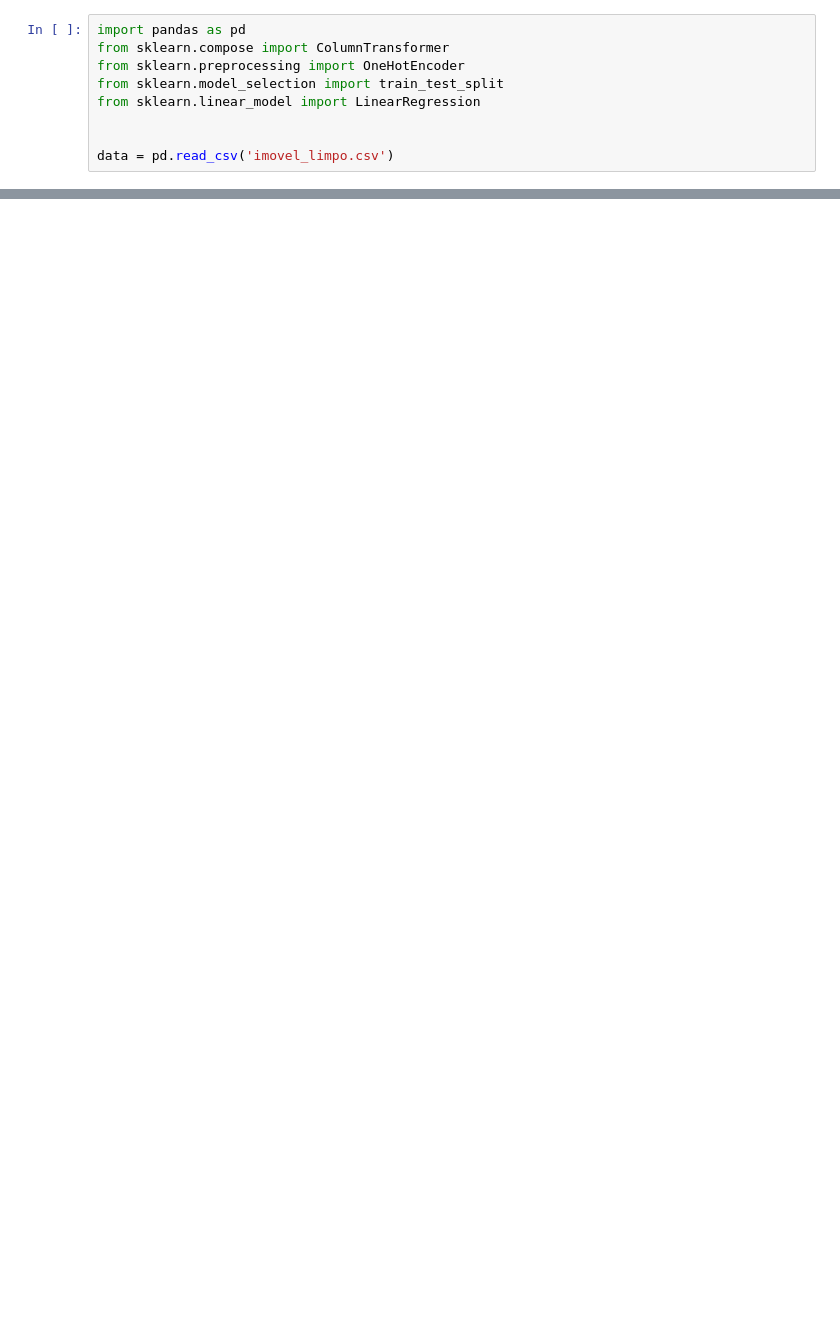
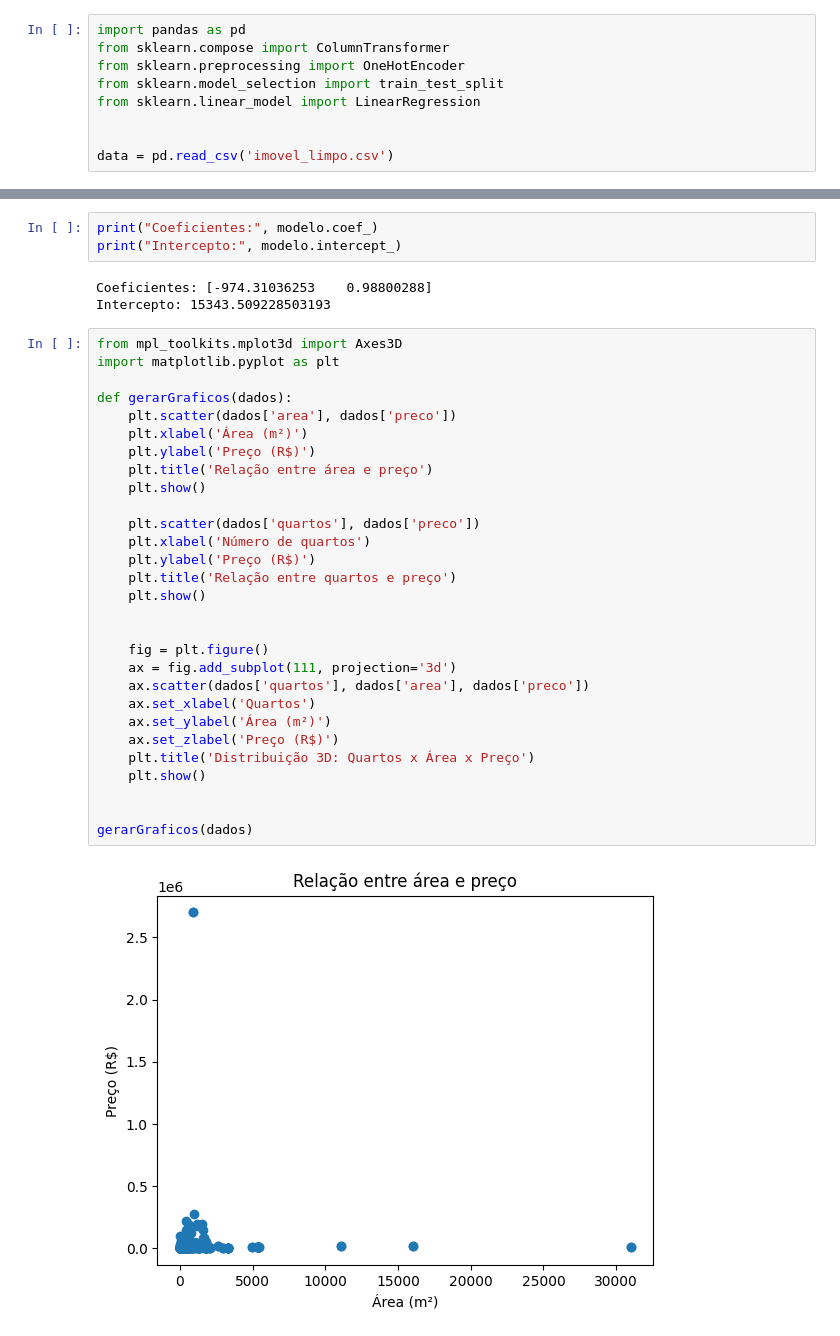
Before and after one commit to AngeloDev-New/IA-Materiais, a Jupyter notebook: 2nd_vinicius/Integrantes/regrecao.ipynb, the cells around one changed output, grey strips where cells are left out. Cells and saved outputs as stored; diff of their text form; blank space fills up the shorter version.

```diff
--- a/2nd_vinicius/Integrantes/regrecao.ipynb
+++ b/2nd_vinicius/Integrantes/regrecao.ipynb
@@ -11,0 +59,37 @@ data = pd.read_csv('imovel_limpo.csv')
+# %%
+print("Coeficientes:", modelo.coef_)
+print("Intercepto:", modelo.intercept_)
+# %% [output]
+Coeficientes: [-974.31036253    0.98800288]
+Intercepto: 15343.509228503193
+# %%
+from mpl_toolkits.mplot3d import Axes3D
+import matplotlib.pyplot as plt
+
+def gerarGraficos(dados):
+    plt.scatter(dados['area'], dados['preco'])
+    plt.xlabel('Área (m²)')
+    plt.ylabel('Preço (R$)')
+    plt.title('Relação entre área e preço')
+    plt.show()
+
+    plt.scatter(dados['quartos'], dados['preco'])
+    plt.xlabel('Número de quartos')
+    plt.ylabel('Preço (R$)')
+    plt.title('Relação entre quartos e preço')
+    plt.show()
+
+
+    fig = plt.figure()
+    ax = fig.add_subplot(111, projection='3d')
+    ax.scatter(dados['quartos'], dados['area'], dados['preco'])
+    ax.set_xlabel('Quartos')
+    ax.set_ylabel('Área (m²)')
+    ax.set_zlabel('Preço (R$)')
+    plt.title('Distribuição 3D: Quartos x Área x Preço')
+    plt.show()
+
+
+gerarGraficos(dados)
+# %% [output]
+[figure, added]
```
Also changed, not shown: parts of 13 cells of this notebook, 3 other files.
